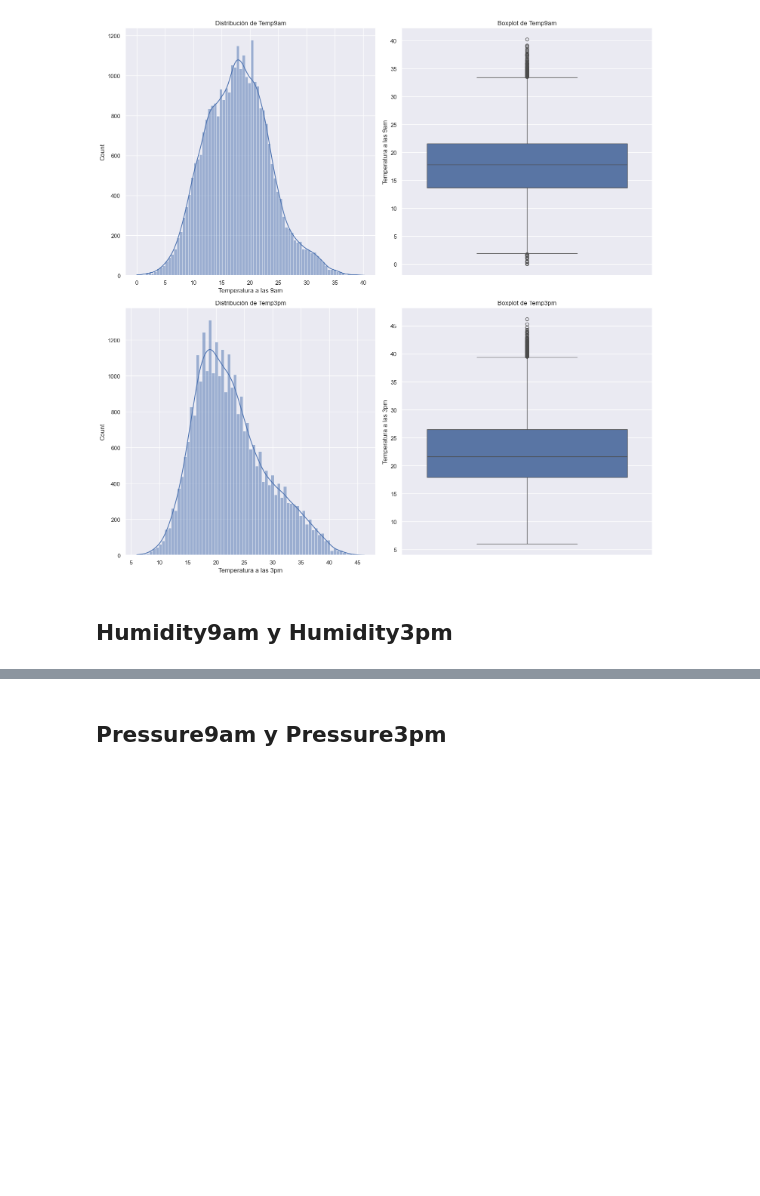
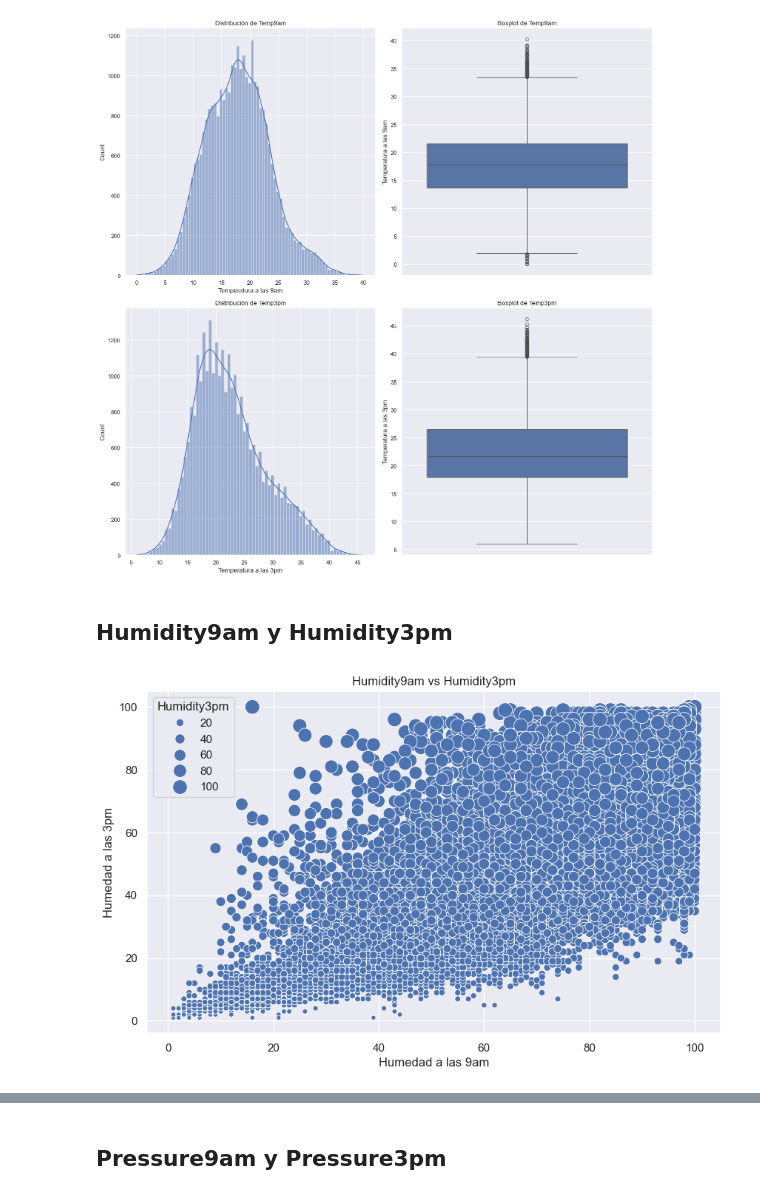
Before and after one commit to franciscoryb1/AA1-TUIA-RodriguezYBarros-Menescaldi-Britos, a Jupyter notebook: Clasificación/TP-clasificacion-AA1.ipynb, the cells around one changed output, grey strips where cells are left out. Cells and saved outputs as stored; diff of their text form; code cells hidden in the pictures; blank space fills up the shorter version.

```diff
--- a/Clasificación/TP-clasificacion-AA1.ipynb
+++ b/Clasificación/TP-clasificacion-AA1.ipynb
@@ -372,11 +372,13 @@ plt.show()
 ## Humidity9am y Humidity3pm
 # %%
 plt.figure(figsize=(10, 6))
-sns.scatterplot(data=weatherdata, x='RAD', y='TAX', size='TAX', sizes=(20, 200))
-plt.title('RAD vs TAX')
-plt.xlabel('Índice de accesibilidad a las autopistas radiales')
-plt.ylabel('Tasa de impuesto sobre la propiedad a valor completo por $10,000 [$/10k]')
+sns.scatterplot(data=weatherdata, x='Humidity9am', y='Humidity3pm', size='Humidity3pm', sizes=(20, 200))
+plt.title('Humidity9am vs Humidity3pm')
+plt.xlabel('Humedad a las 9am')
+plt.ylabel('Humedad a las 3pm')
 plt.show()
+# %% [output]
+[figure, added]
 # %%
 plt.figure(figsize=(15, 15))
 
```
Also changed, not shown: parts of 19 cells of this notebook.
